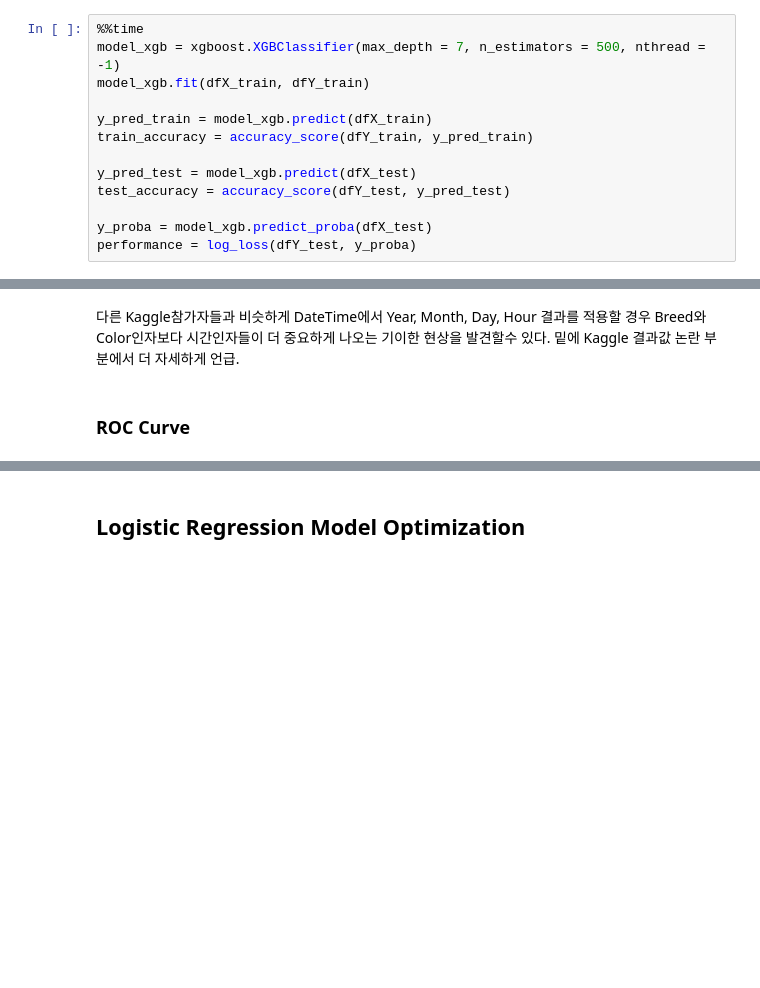
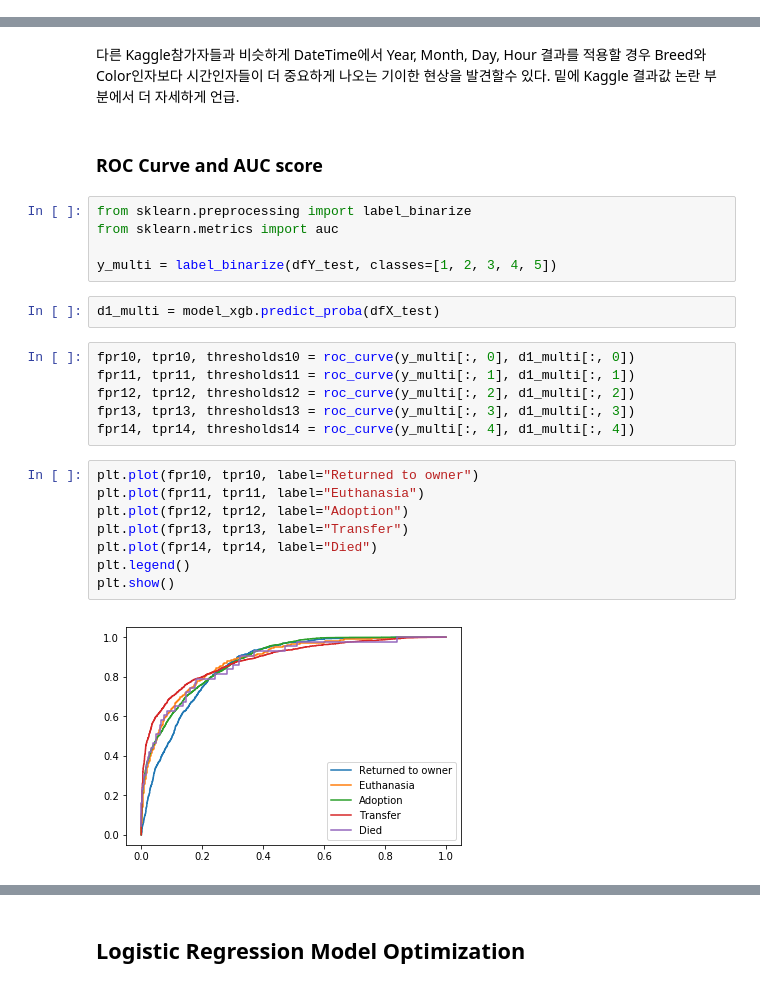
Before and after one commit to frozendrpepper/ML_Project, a Jupyter notebook: Project_main.ipynb, the cells around one changed output, grey strips where cells are left out. Drawn from its saved outputs; the diff is of its cells as text; blank space fills up the shorter version.

Commit message:
model optimization

```diff
--- a/Project_main.ipynb
+++ b/Project_main.ipynb
@@ -1028,13 +951,0 @@ Training accuracy: 0.732428,  Test accuracy: 0.686733,  log_loos:  0.753034
-# %%
-%%time
-model_xgb = xgboost.XGBClassifier(max_depth = 7, n_estimators = 500, nthread = -1)
-model_xgb.fit(dfX_train, dfY_train)
-
-y_pred_train = model_xgb.predict(dfX_train)
-train_accuracy = accuracy_score(dfY_train, y_pred_train)
-
-y_pred_test = model_xgb.predict(dfX_test)
-test_accuracy = accuracy_score(dfY_test, y_pred_test)
-
-y_proba = model_xgb.predict_proba(dfX_test)
-performance = log_loss(dfY_test, y_proba)
@@ -1102,4 +1011,27 @@ plt.show()
 # %% [markdown]
 다른 Kaggle참가자들과 비슷하게 DateTime에서 Year, Month, Day, Hour 결과를 적용할 경우 Breed와 Color인자보다 시간인자들이 더 중요하게 나오는 기이한 현상을 발견할수 있다.  밑에 Kaggle 결과값 논란 부분에서 더 자세하게 언급.
 # %% [markdown]
-### ROC Curve
+### ROC Curve and AUC score
+# %%
+from sklearn.preprocessing import label_binarize
+from sklearn.metrics import auc
+
+y_multi = label_binarize(dfY_test, classes=[1, 2, 3, 4, 5])
+# %%
+d1_multi = model_xgb.predict_proba(dfX_test)
+# %%
+fpr10, tpr10, thresholds10 = roc_curve(y_multi[:, 0], d1_multi[:, 0])
+fpr11, tpr11, thresholds11 = roc_curve(y_multi[:, 1], d1_multi[:, 1])
+fpr12, tpr12, thresholds12 = roc_curve(y_multi[:, 2], d1_multi[:, 2])
+fpr13, tpr13, thresholds13 = roc_curve(y_multi[:, 3], d1_multi[:, 3])
+fpr14, tpr14, thresholds14 = roc_curve(y_multi[:, 4], d1_multi[:, 4])
+# %%
+plt.plot(fpr10, tpr10, label="Returned to owner")
+plt.plot(fpr11, tpr11, label="Euthanasia")
+plt.plot(fpr12, tpr12, label="Adoption")
+plt.plot(fpr13, tpr13, label="Transfer")
+plt.plot(fpr14, tpr14, label="Died")
+plt.legend()
+plt.show()
+# %% [output]
+[figure, added]
```
Also changed, not shown: parts of 43 cells of this notebook.
